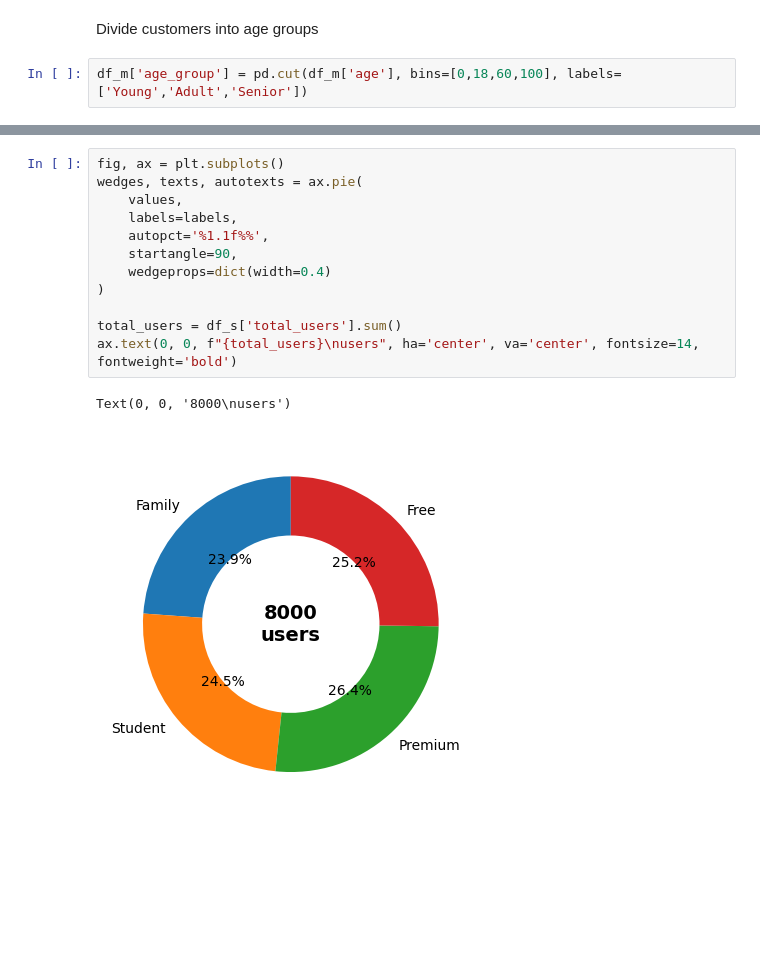
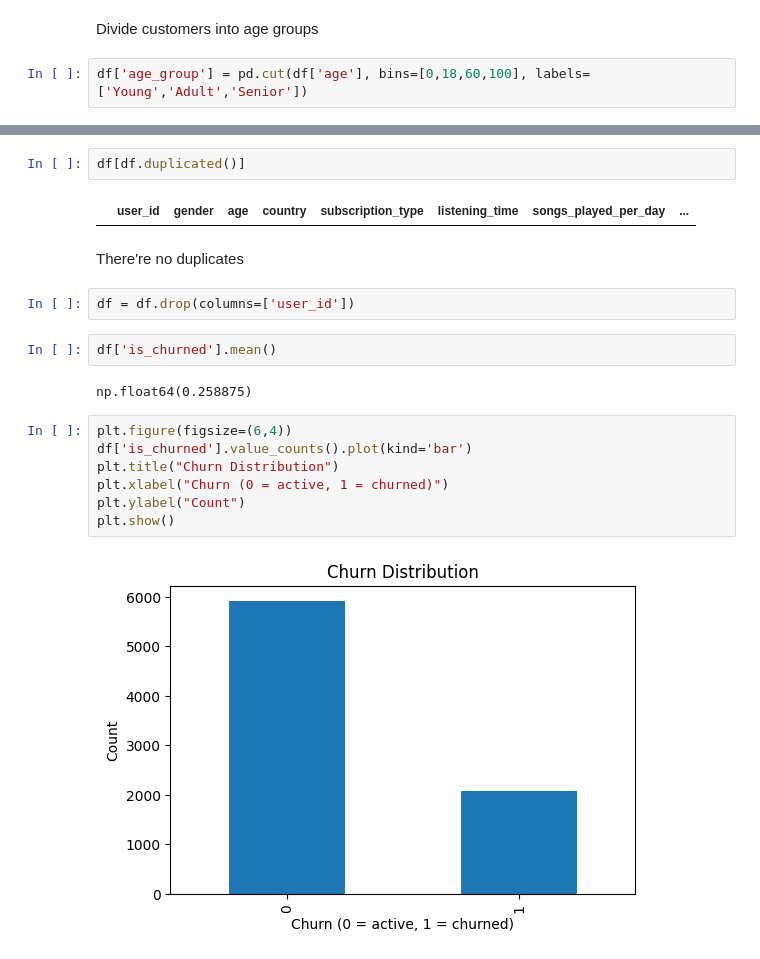
Before and after one commit to mitologistka/spotify-churn-analysis, a Jupyter notebook: notebooks/EDA.ipynb, the cells around one changed output, grey strips where cells are left out. Cells and saved outputs as stored; diff of their text form; blank space fills up the shorter version.

```diff
--- a/notebooks/EDA.ipynb
+++ b/notebooks/EDA.ipynb
@@ -47,5 +67,5 @@ df_m.describe().round(2).T
 # %% [markdown]
 Divide customers into age groups
 # %%
-df_m['age_group'] = pd.cut(df_m['age'], bins=[0,18,60,100], labels=['Young','Adult','Senior'])
+df['age_group'] = pd.cut(df['age'], bins=[0,18,60,100], labels=['Young','Adult','Senior'])
 # %%
@@ -129,15 +79,21 @@ labels = df_s['subscription_type']
-# %%
-fig, ax = plt.subplots()
-wedges, texts, autotexts = ax.pie(
-    values,
-    labels=labels,
-    autopct='%1.1f%%',
-    startangle=90,
-    wedgeprops=dict(width=0.4)
-)
-
-total_users = df_s['total_users'].sum()
-ax.text(0, 0, f"{total_users}\nusers", ha='center', va='center', fontsize=14, fontweight='bold')
-# %% [output]
-Text(0, 0, '8000\nusers')
-[figure, removed]
+# %%
+df[df.duplicated()]
+# %% [output]
+|  | user_id | gender | age | country | subscription_type | listening_time | songs_played_per_day | ... |
+# %% [markdown]
+There're no duplicates
+# %%
+df = df.drop(columns=['user_id'])
+# %%
+df['is_churned'].mean()
+# %% [output]
+np.float64(0.258875)
+# %%
+plt.figure(figsize=(6,4))
+df['is_churned'].value_counts().plot(kind='bar')
+plt.title("Churn Distribution")
+plt.xlabel("Churn (0 = active, 1 = churned)")
+plt.ylabel("Count")
+plt.show()
+# %% [output]
+[figure, added]
```
Also changed, not shown: parts of 25 cells of this notebook.
